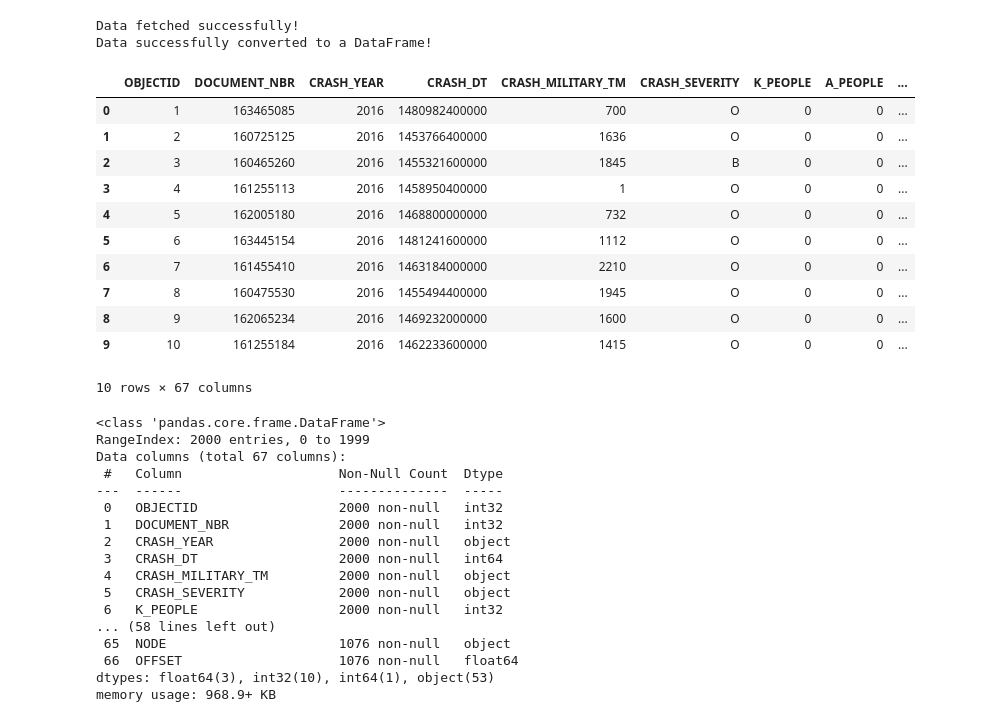
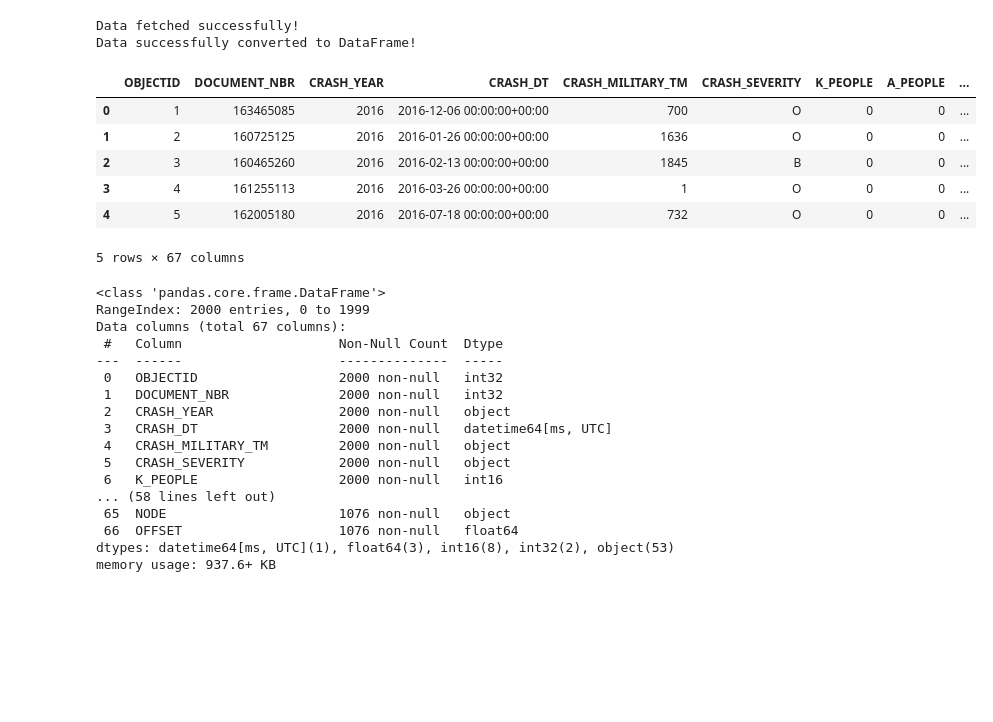
Before and after one commit to anissapatel/ML4VA, a Jupyter notebook: ML4VA_Traffic_Patterns.ipynb, the cells around one changed output. Drawn from its saved outputs; the diff is of its cells as text; code cells hidden in the pictures; blank space fills up the shorter version.

```diff
--- a/ML4VA_Traffic_Patterns.ipynb
+++ b/ML4VA_Traffic_Patterns.ipynb
@@ -12,43 +20,30 @@ import matplotlib.pyplot as plt
+# %%
+# Define the API URL
+url = "https://services.arcgis.com/p5v98VHDX9Atv3l7/arcgis/rest/services/CrashData_test/FeatureServer/0/query?where=1%3D1&outFields=*&outSR=4326&f=json"
+response = requests.get(url)
 # %%
-import requests
-import geopandas as gpd
-import pandas as pd
-
-# Step 1: Define the API URL
-url = "https://services.arcgis.com/p5v98VHDX9Atv3l7/arcgis/rest/services/CrashData_test/FeatureServer/0/query?outFields=*&where=1%3D1&f=geojson"
-
-# Step 2: Fetch the data from the API
-response = requests.get(url)
-
 # Check if the request was successful
 if response.status_code == 200:
     print("Data fetched successfully!")
-    # Step 3: Load the GeoJSON data into a GeoDataFrame
+    # Load the GeoJSON data into a GeoDataFrame
     geo_data = gpd.read_file(response.text)
-
-    # Step 4: Convert to a Pandas DataFrame if you don’t need geometry
-    df = pd.DataFrame(geo_data.drop(columns='geometry'))  # remove geometry if not needed
-    print("Data successfully converted to a DataFrame!")
+    # Convert to DataFrame if you don’t need geometry
+    df = pd.DataFrame(geo_data.drop(columns='geometry'))
+    print("Data successfully converted to DataFrame!")
 else:
     print(f"Failed to fetch data. Status code: {response.status_code}")
+
+df.head()
 # %% [output]
 Data fetched successfully!
-Data successfully converted to a DataFrame!
+Data successfully converted to DataFrame!
+|  | OBJECTID | DOCUMENT_NBR | CRASH_YEAR | CRASH_DT | CRASH_MILITARY_TM | CRASH_SEVERITY | K_PEOPLE | A_PEOPLE | ... |
+| 0 | 1 | 163465085 | 2016 | 2016-12-06 00:00:00+00:00 | 700 | O | 0 | 0 | ... |
+| 1 | 2 | 160725125 | 2016 | 2016-01-26 00:00:00+00:00 | 1636 | O | 0 | 0 | ... |
+| 2 | 3 | 160465260 | 2016 | 2016-02-13 00:00:00+00:00 | 1845 | B | 0 | 0 | ... |
+| 3 | 4 | 161255113 | 2016 | 2016-03-26 00:00:00+00:00 | 1 | O | 0 | 0 | ... |
+| 4 | 5 | 162005180 | 2016 | 2016-07-18 00:00:00+00:00 | 732 | O | 0 | 0 | ... |
+5 rows × 67 columns
-# %%
-df.head(10)
-# %% [output]
-|  | OBJECTID | DOCUMENT_NBR | CRASH_YEAR | CRASH_DT | CRASH_MILITARY_TM | CRASH_SEVERITY | K_PEOPLE | A_PEOPLE | ... |
-| 0 | 1 | 163465085 | 2016 | 1480982400000 | 700 | O | 0 | 0 | ... |
-| 1 | 2 | 160725125 | 2016 | 1453766400000 | 1636 | O | 0 | 0 | ... |
-| 2 | 3 | 160465260 | 2016 | 1455321600000 | 1845 | B | 0 | 0 | ... |
-| 3 | 4 | 161255113 | 2016 | 1458950400000 | 1 | O | 0 | 0 | ... |
-| 4 | 5 | 162005180 | 2016 | 1468800000000 | 732 | O | 0 | 0 | ... |
-| 5 | 6 | 163445154 | 2016 | 1481241600000 | 1112 | O | 0 | 0 | ... |
-| 6 | 7 | 161455410 | 2016 | 1463184000000 | 2210 | O | 0 | 0 | ... |
-| 7 | 8 | 160475530 | 2016 | 1455494400000 | 1945 | O | 0 | 0 | ... |
-| 8 | 9 | 162065234 | 2016 | 1469232000000 | 1600 | O | 0 | 0 | ... |
-| 9 | 10 | 161255184 | 2016 | 1462233600000 | 1415 | O | 0 | 0 | ... |
-10 rows × 67 columns
 # %%
 df.info()
 # %% [output]
@@ -60,12 +55,12 @@ Data columns (total 67 columns):
  0   OBJECTID                  2000 non-null   int32
  1   DOCUMENT_NBR              2000 non-null   int32
  2   CRASH_YEAR                2000 non-null   object
- 3   CRASH_DT                  2000 non-null   int64
+ 3   CRASH_DT                  2000 non-null   datetime64[ms, UTC]
  4   CRASH_MILITARY_TM         2000 non-null   object
  5   CRASH_SEVERITY            2000 non-null   object
- 6   K_PEOPLE                  2000 non-null   int32
+ 6   K_PEOPLE                  2000 non-null   int16
 ... (58 lines left out)
  65  NODE                      1076 non-null   object
  66  OFFSET                    1076 non-null   float64
-dtypes: float64(3), int32(10), int64(1), object(53)
-memory usage: 968.9+ KB
+dtypes: datetime64[ms, UTC](1), float64(3), int16(8), int32(2), object(53)
+memory usage: 937.6+ KB
```
Also changed, not shown: parts of 24 cells of this notebook.
